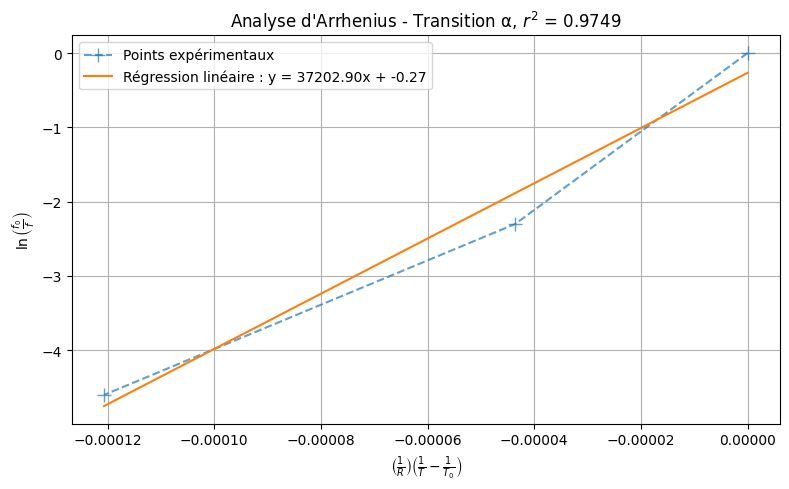
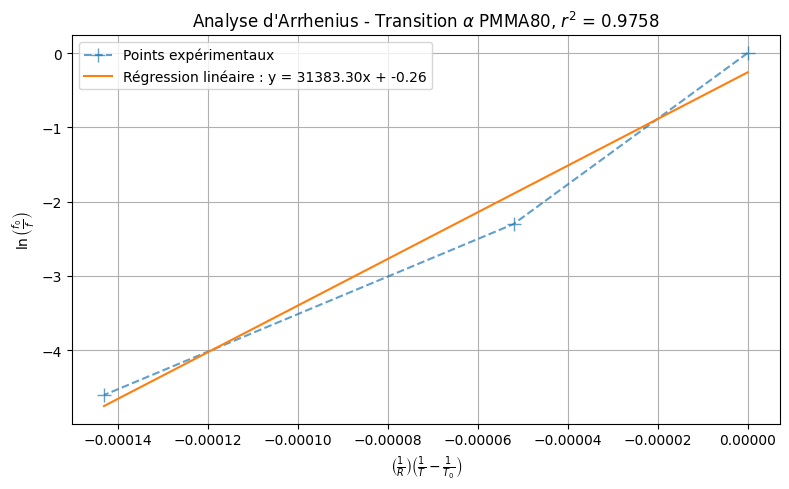
The notebook cell's code change between the first figure and the second:
--- before
+++ after
@@ -4,5 +4,5 @@
 plt.plot(x_fit, y_fit, label=f"Régression linéaire : y = {a:.2f}x + {b:.2f}")
 
-plt.title(f"Analyse d'Arrhenius - Transition α, $r^2$ = {r2:.4f}")
+plt.title(r"Analyse d'Arrhenius - Transition $\alpha$ PMMA80, $r^2$ =" + f" {r2:.4f}")
 plt.xlabel(
     r"$\left(\frac{1}{R}\right)\left(\frac{1}{T} - \frac{1}{T_0}\right)$")
@@ -13,6 +13,6 @@
 plt.legend()
 plt.tight_layout()
-plt.savefig("output/arrhenius_analysis.pdf")
-plt.savefig("output/arrhenius_analysis.svg")
+plt.savefig("output/arrhenius_analysis_pmma80.pdf")
+plt.savefig("output/arrhenius_analysis_pmma80.svg")
 
 plt.show()

Commit: new graphs